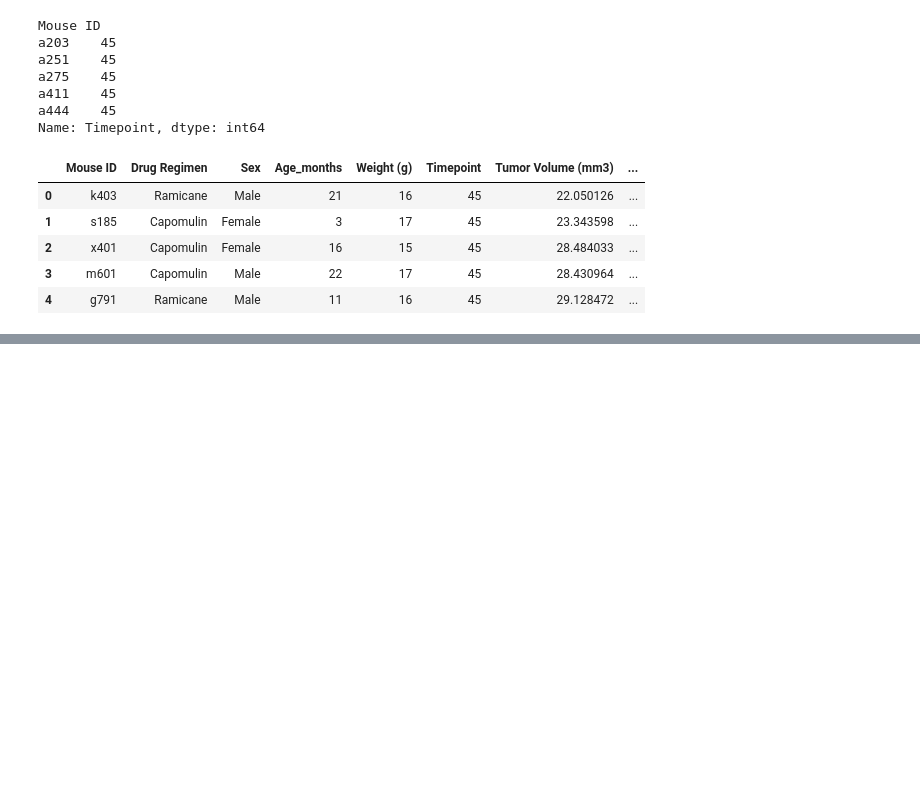
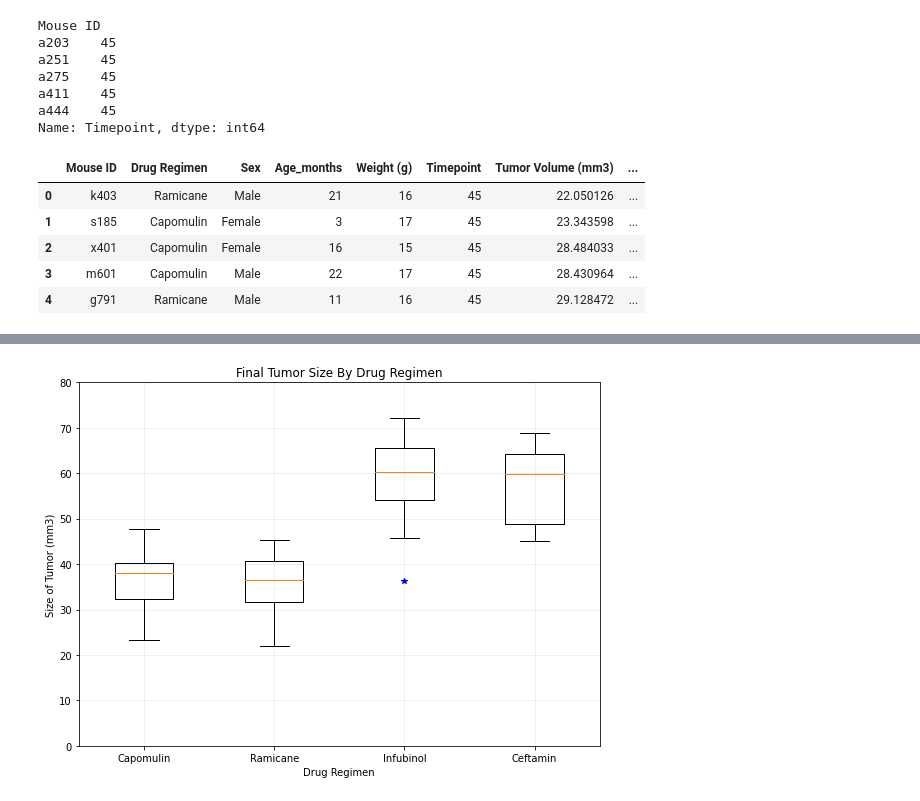
Before and after one commit to radioactivearm/matplotlib-challenge, a Jupyter notebook: Pymaceuticals/pymaceuticals_main.ipynb, the cells around one changed output, grey strips where cells are left out. Cells and saved outputs as stored; diff of their text form; code cells hidden in the pictures; blank space fills up the shorter version.

Commit message:
made boxplot

```diff
--- a/Pymaceuticals/pymaceuticals_main.ipynb
+++ b/Pymaceuticals/pymaceuticals_main.ipynb
@@ -397,0 +439,16 @@ AttributeError: 'list' object has no attribute 'quantiles'
+# %%
+# making a box plot
+plt.figure(figsize=(8,6))
+plt.boxplot(tumor_vol_data, labels=drugs, sym='b*')
+
+plt.title('Final Tumor Size By Drug Regimen')
+plt.xlabel('Drug Regimen')
+plt.ylabel('Size of Tumor (mm3)')
+
+plt.ylim(0,80)
+plt.grid(alpha=.25)
+
+plt.tight_layout()
+plt.show()
+# %% [output]
+[figure, added]
```
Also changed, not shown: parts of 2 cells of this notebook.
